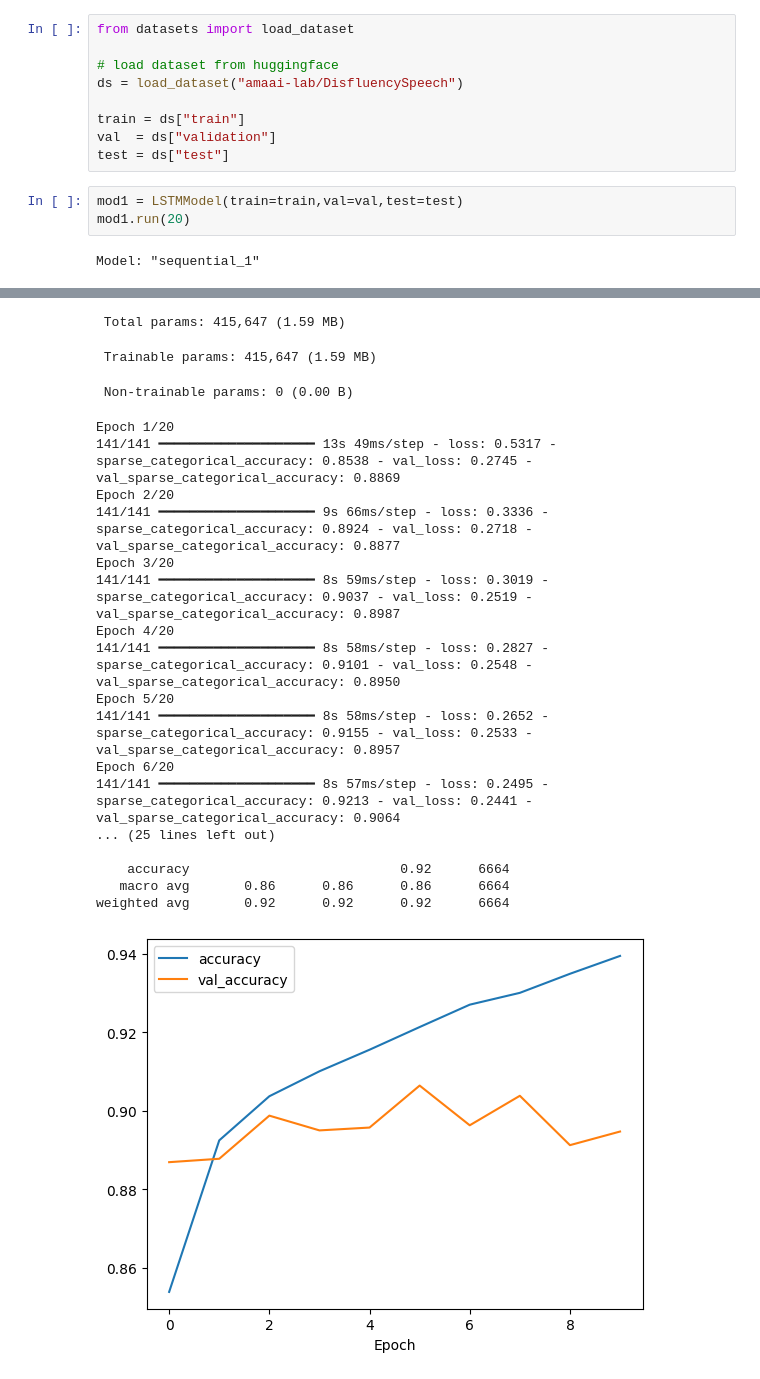
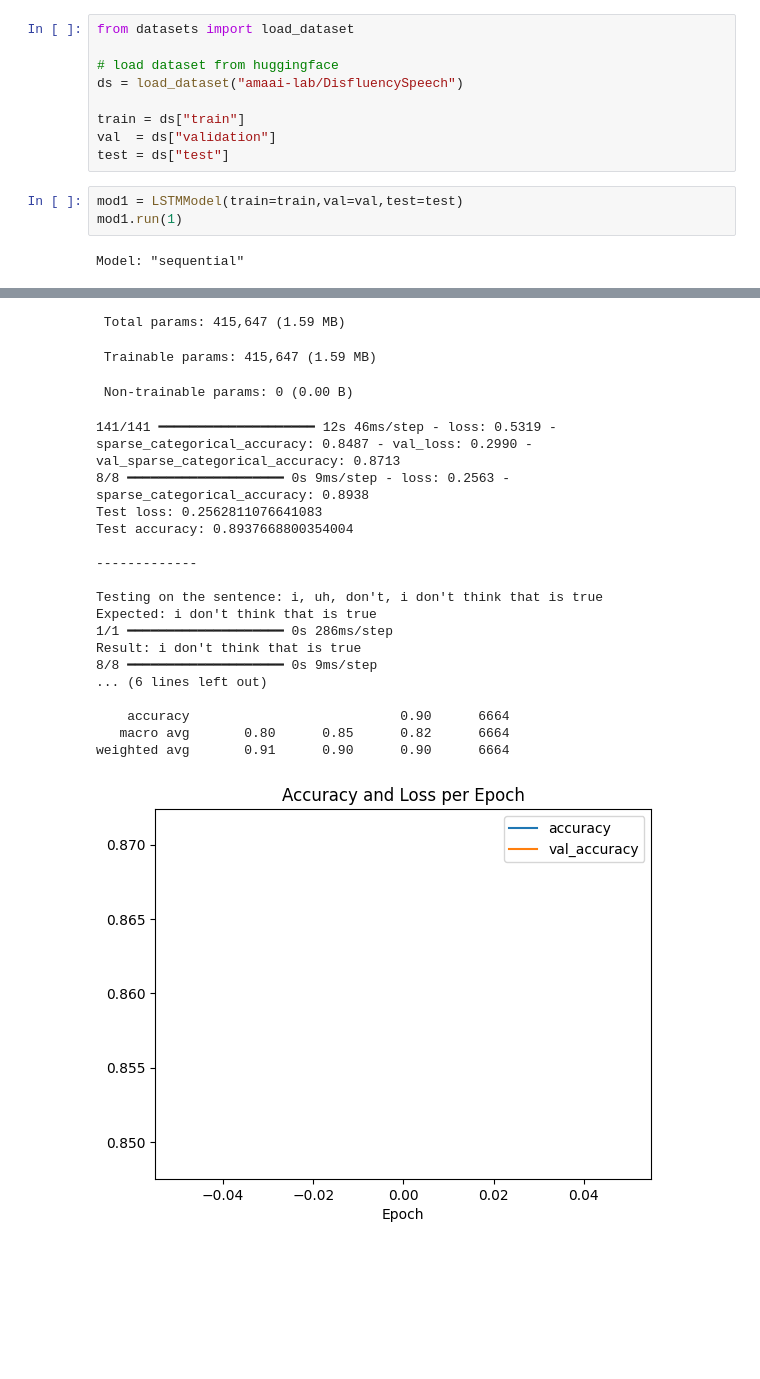
Before and after one commit to emni8523/neural_networks_project, a Jupyter notebook: ParagonFinal.ipynb, the cells around one changed output, grey strips where cells are left out. Cells and saved outputs as stored; diff of their text form; blank space fills up the shorter version.

Commit message:
small changes and celaning to filtration model

```diff
--- a/ParagonFinal.ipynb
+++ b/ParagonFinal.ipynb
@@ -19,9 +21,9 @@ val  = ds["validation"]
 test = ds["test"]
 # %%
 mod1 = LSTMModel(train=train,val=val,test=test)
-mod1.run(20)
+mod1.run(1)
 # %% [output]
-Model: "sequential_1"
+Model: "sequential"
 ┏━━━━━━━━━━━━━━━━━━━━━━━━━━━━━━━━━┳━━━━━━━━━━━━━━━━━━━━━━━━┳━━━━━━━━━━━━━━━┓
 ┃ Layer (type)                    ┃ Output Shape           ┃       Param # ┃
 ┡━━━━━━━━━━━━━━━━━━━━━━━━━━━━━━━━━╇━━━━━━━━━━━━━━━━━━━━━━━━╇━━━━━━━━━━━━━━━┩
@@ -35,22 +37,22 @@ Model: "sequential_1"
 └─────────────────────────────────┴────────────────────────┴───────────────┘
  Total params: 415,647 (1.59 MB)
  Trainable params: 415,647 (1.59 MB)
  Non-trainable params: 0 (0.00 B)
-Epoch 1/20
-141/141 ━━━━━━━━━━━━━━━━━━━━ 13s 49ms/step - loss: 0.5317 - sparse_categorical_accuracy: 0.8538 - val_loss: 0.2745 - val_sparse_categorical_accuracy: 0.8869
-Epoch 2/20
-141/141 ━━━━━━━━━━━━━━━━━━━━ 9s 66ms/step - loss: 0.3336 - sparse_categorical_accuracy: 0.8924 - val_loss: 0.2718 - val_sparse_categorical_accuracy: 0.8877
-Epoch 3/20
-141/141 ━━━━━━━━━━━━━━━━━━━━ 8s 59ms/step - loss: 0.3019 - sparse_categorical_accuracy: 0.9037 - val_loss: 0.2519 - val_sparse_categorical_accuracy: 0.8987
-Epoch 4/20
-141/141 ━━━━━━━━━━━━━━━━━━━━ 8s 58ms/step - loss: 0.2827 - sparse_categorical_accuracy: 0.9101 - val_loss: 0.2548 - val_sparse_categorical_accuracy: 0.8950
-Epoch 5/20
-141/141 ━━━━━━━━━━━━━━━━━━━━ 8s 58ms/step - loss: 0.2652 - sparse_categorical_accuracy: 0.9155 - val_loss: 0.2533 - val_sparse_categorical_accuracy: 0.8957
-Epoch 6/20
-141/141 ━━━━━━━━━━━━━━━━━━━━ 8s 57ms/step - loss: 0.2495 - sparse_categorical_accuracy: 0.9213 - val_loss: 0.2441 - val_sparse_categorical_accuracy: 0.9064
-... (25 lines left out)
+141/141 ━━━━━━━━━━━━━━━━━━━━ 12s 46ms/step - loss: 0.5319 - sparse_categorical_accuracy: 0.8487 - val_loss: 0.2990 - val_sparse_categorical_accuracy: 0.8713
+8/8 ━━━━━━━━━━━━━━━━━━━━ 0s 9ms/step - loss: 0.2563 - sparse_categorical_accuracy: 0.8938
+Test loss: 0.2562811076641083
+Test accuracy: 0.8937668800354004
 
-    accuracy                           0.92      6664
-   macro avg       0.86      0.86      0.86      6664
-weighted avg       0.92      0.92      0.92      6664
+-------------
+
+Testing on the sentence: i, uh, don't, i don't think that is true
+Expected: i don't think that is true
+1/1 ━━━━━━━━━━━━━━━━━━━━ 0s 286ms/step
+Result: i don't think that is true
+8/8 ━━━━━━━━━━━━━━━━━━━━ 0s 9ms/step
+... (6 lines left out)
+
+    accuracy                           0.90      6664
+   macro avg       0.80      0.85      0.82      6664
+weighted avg       0.91      0.90      0.90      6664
-[figure, old version]
+[figure, new version]
```
Also changed, not shown: parts of 11 cells of this notebook, 15 other files.
